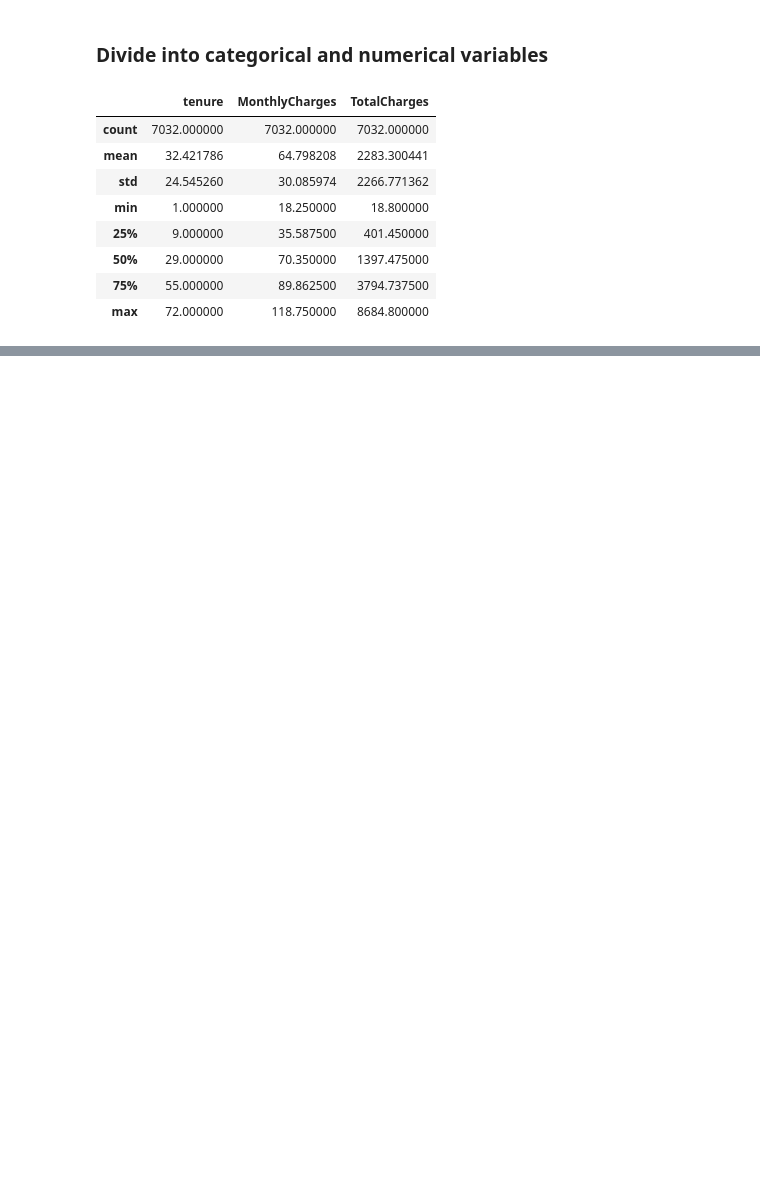
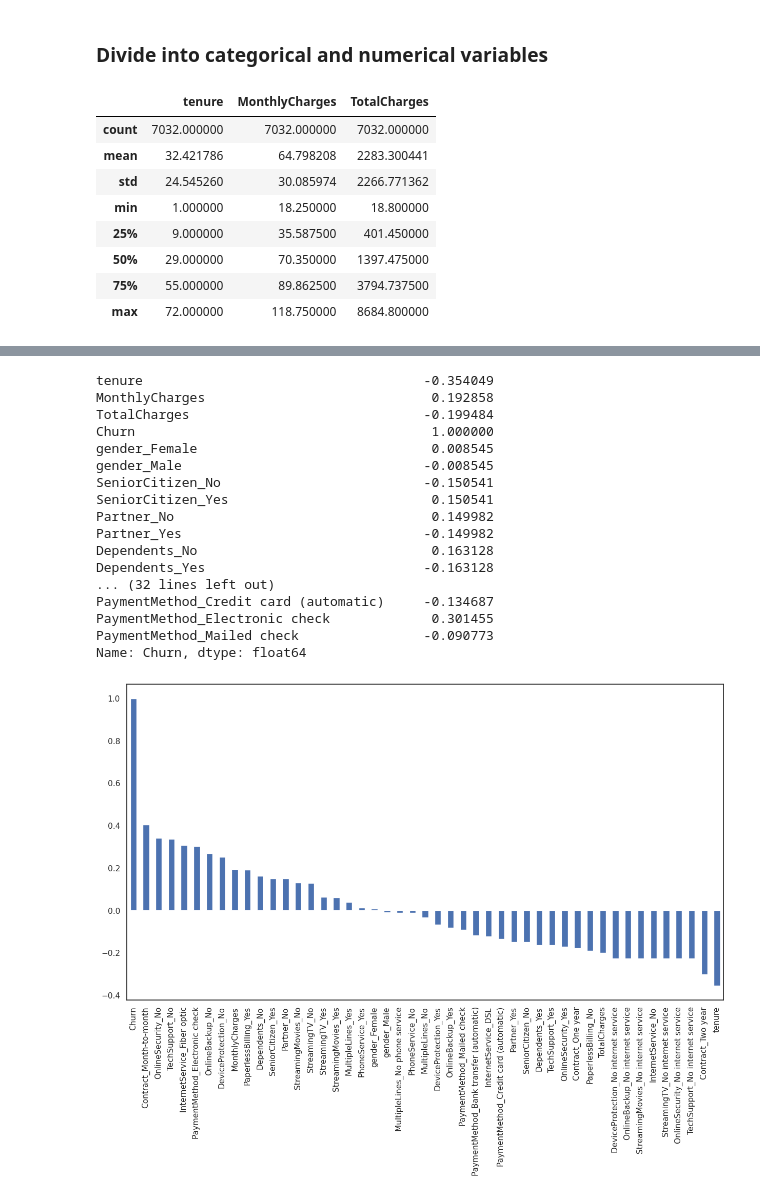
Before and after one commit to RusskiBoyVlad/Telco_customerchurn, a Jupyter notebook: telco-customer-churn.ipynb, the cells around one changed output, grey strips where cells are left out. Drawn from its saved outputs; the diff is of its cells as text; code cells hidden in the pictures; blank space fills up the shorter version.

```diff
--- a/telco-customer-churn.ipynb
+++ b/telco-customer-churn.ipynb
@@ -192,0 +292,26 @@ customer_data[numerical_cols].describe()
+# %%
+plt.figure(figsize=(15,8))
+customer_data['Churn'].replace(to_replace='Yes', value=1, inplace=True)
+customer_data['Churn'].replace(to_replace='No',  value=0, inplace=True)
+df_dummies = pd.get_dummies(customer_data)
+df_dummies.corr()['Churn'].sort_values(ascending = False).plot(kind='bar')
+print(df_dummies.corr()['Churn'])
+# %% [output]
+tenure                                    -0.354049
+MonthlyCharges                             0.192858
+TotalCharges                              -0.199484
+Churn                                      1.000000
+gender_Female                              0.008545
+gender_Male                               -0.008545
+SeniorCitizen_No                          -0.150541
+SeniorCitizen_Yes                          0.150541
+Partner_No                                 0.149982
+Partner_Yes                               -0.149982
+Dependents_No                              0.163128
+Dependents_Yes                            -0.163128
+... (32 lines left out)
+PaymentMethod_Credit card (automatic)     -0.134687
+PaymentMethod_Electronic check             0.301455
+PaymentMethod_Mailed check                -0.090773
+Name: Churn, dtype: float64
+[figure, added]
```
Also changed, not shown: parts of 24 cells of this notebook.
